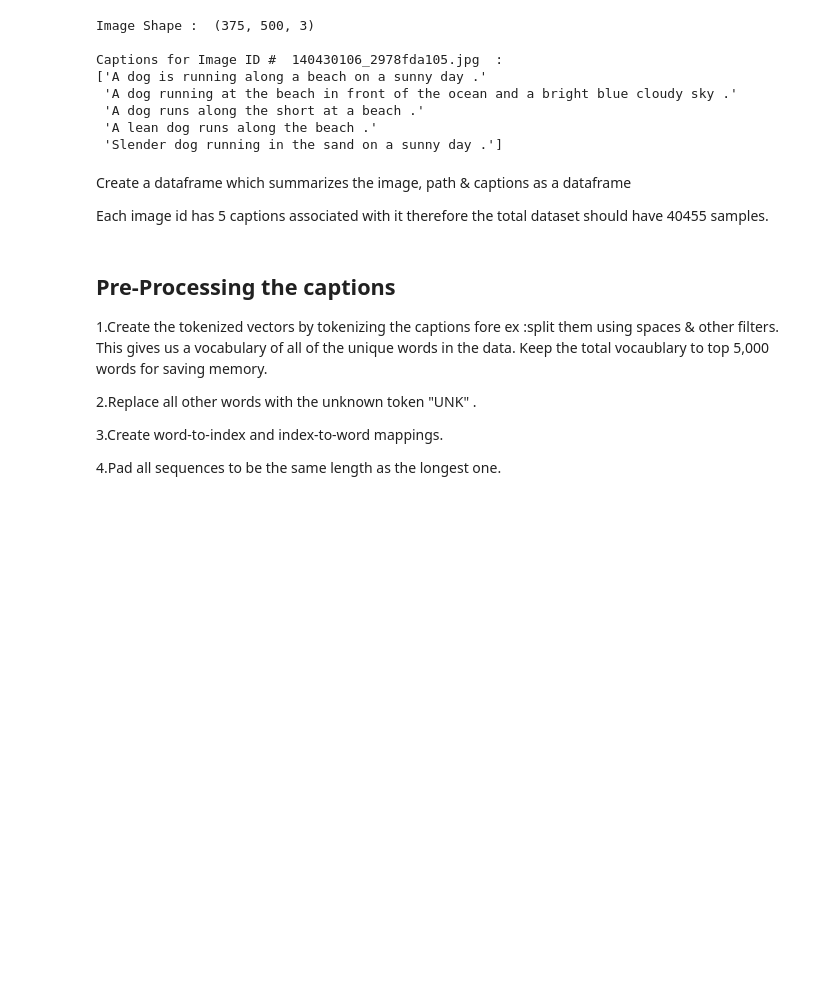
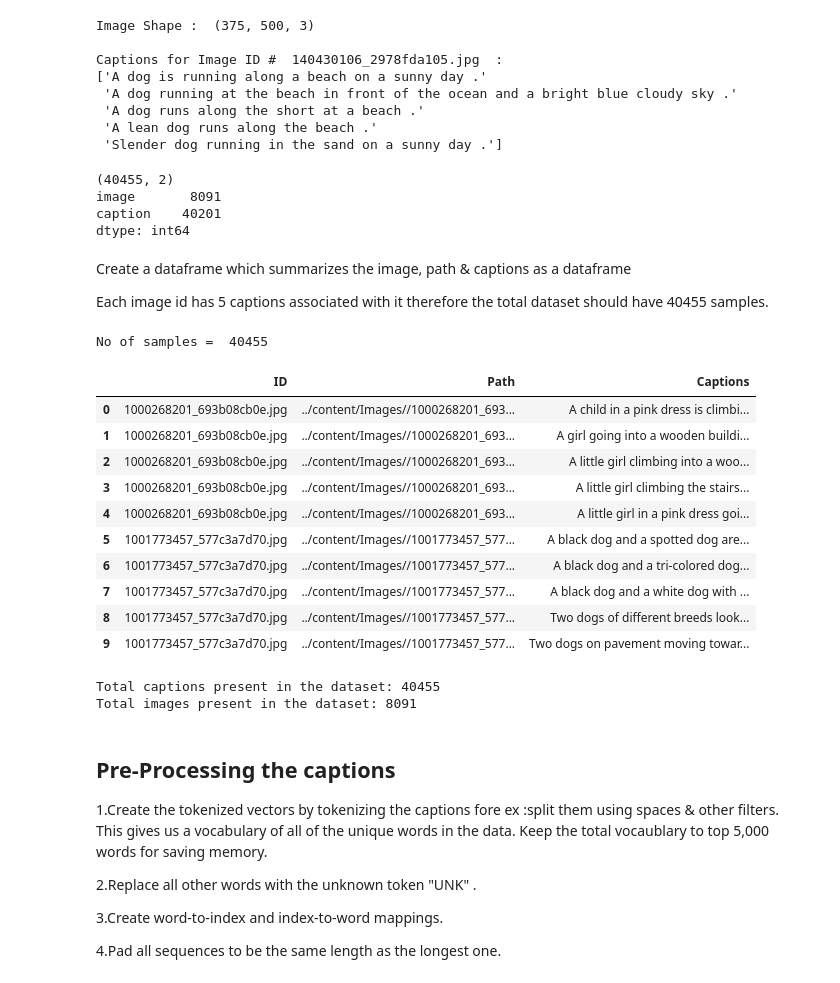
Before and after one commit to sanjay-k-biswas/eye-for-blind, a Jupyter notebook: Eye_for_blind_workbook.ipynb, the cells around one changed output. Cells and saved outputs as stored; diff of their text form; code cells hidden in the pictures; blank space fills up the shorter version.

```diff
--- a/Eye_for_blind_workbook.ipynb
+++ b/Eye_for_blind_workbook.ipynb
@@ -209,18 +201,47 @@ Captions for Image ID #  140430106_2978fda105.jpg  :
  'A dog runs along the short at a beach .'
  'A lean dog runs along the beach .'
  'Slender dog running in the sand on a sunny day .']
+# %%
+print(df_captions.shape)
+print(df_captions.nunique())
+# %% [output]
+(40455, 2)
+image       8091
+caption    40201
+dtype: int64
 # %% [markdown]
 Create a dataframe which summarizes the image, path & captions as a dataframe
 
 Each image id has 5 captions associated with it therefore the total dataset should have 40455 samples.
 # %%
-all_img_id= #store all the image id here
-all_img_vector= #store all the image path here
-annotations= #store all the captions here
+all_img_id=df_captions['image'].values #store all the image id here
+all_img_vector=(images + '/'+ df_captions['image']).values #store all the image path here
+annotations=df_captions['caption'].values #store all the captions here
 
 df = pd.DataFrame(list(zip(all_img_id, all_img_vector,annotations)),columns =['ID','Path', 'Captions'])
 
-df
+pd.set_option('max_colwidth', 100)
+print('No of samples = ', df.shape[0])
+df.head(10)
+# %% [output]
+No of samples =  40455
+|  | ID | Path | Captions |
+| 0 | 1000268201_693b08cb0e.jpg | ../content/Images//1000268201_693... | A child in a pink dress is climbi... |
+| 1 | 1000268201_693b08cb0e.jpg | ../content/Images//1000268201_693... | A girl going into a wooden buildi... |
+| 2 | 1000268201_693b08cb0e.jpg | ../content/Images//1000268201_693... | A little girl climbing into a woo... |
+| 3 | 1000268201_693b08cb0e.jpg | ../content/Images//1000268201_693... | A little girl climbing the stairs... |
+| 4 | 1000268201_693b08cb0e.jpg | ../content/Images//1000268201_693... | A little girl in a pink dress goi... |
+| 5 | 1001773457_577c3a7d70.jpg | ../content/Images//1001773457_577... | A black dog and a spotted dog are... |
+| 6 | 1001773457_577c3a7d70.jpg | ../content/Images//1001773457_577... | A black dog and a tri-colored dog... |
+| 7 | 1001773457_577c3a7d70.jpg | ../content/Images//1001773457_577... | A black dog and a white dog with ... |
+| 8 | 1001773457_577c3a7d70.jpg | ../content/Images//1001773457_577... | Two dogs of different breeds look... |
+| 9 | 1001773457_577c3a7d70.jpg | ../content/Images//1001773457_577... | Two dogs on pavement moving towar... |
+# %%
+print("Total captions present in the dataset: "+ str(len(annotations)))
+print("Total images present in the dataset: " + str(len(set(all_img_vector))))
+# %% [output]
+Total captions present in the dataset: 40455
+Total images present in the dataset: 8091
 # %%
 #Create a list which contains all the captions
 annotations=#write your code here
```
Also changed, not shown: parts of 1 cell of this notebook.
